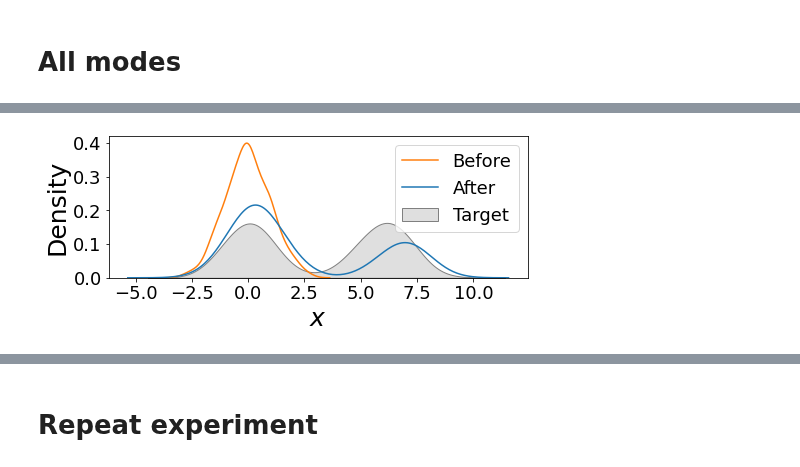
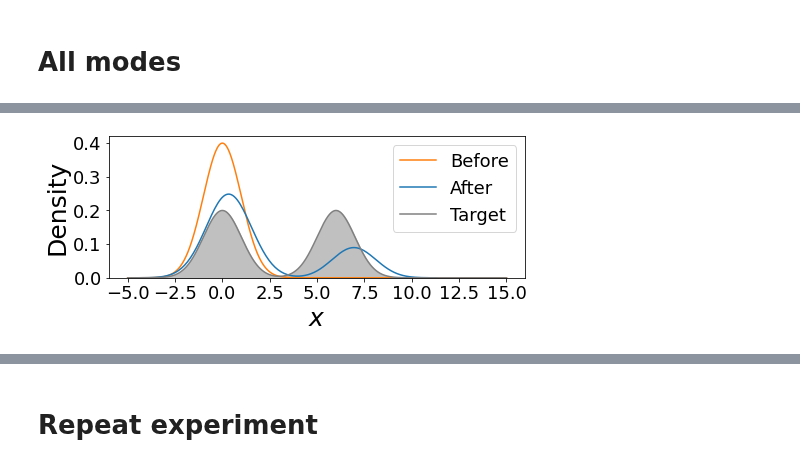
Before and after one commit to XingLLiu/u-stat-high-dim, a Jupyter notebook: noise_new.ipynb, the cells around one changed output, grey strips where cells are left out. Cells and saved outputs as stored; diff of their text form; code cells hidden in the pictures.

```diff
--- a/noise_new.ipynb
+++ b/noise_new.ipynb
@@ -106,11 +112,11 @@ def t_hess_auto(xx, loc):
 # %%
 tf.random.set_seed(1)
 # %%
-dim = 2
+dim = 1
 
 ## mixure of gaussians
 k = 1
-delta = 6.
+delta = 8.
 ratio_sample = 1.
 ratio_target = 0.5
 
@@ -227,7 +235,7 @@ start_pts = tf.concat([
     sample_off_train[:(ntrain//2)],
     tf.random.uniform(shape=(ntrain//2, dim), minval=-10., maxval=10.)], axis=0)
 
-mode_list, inv_hess_list = find_modes(start_pts, log_prob_fn, grad_log=None, threshold=threshold)
+mode_list, inv_hess_list = find_modes(start_pts, log_prob_fn, grad_log=None, threshold=threshold, max_iterations=200)
 # %%
 mode_list, inv_hess_list
 # %% [output]
@@ -264,8 +268,12 @@ if len(mh.if_accept.shape) == 3:
 else:
     x_all = mh.x
 
-x_0 = x_all[0, :, :].numpy()
-x_t = x_all[-1, :, :].numpy()
+x_0 = x_all[0].numpy()
+x_t = x_all[-1].numpy()
+
+if dim == 1:
+    x_0 = np.expand_dims(x_0, -1)
+    x_t = np.expand_dims(x_t, -1)
 
 x0_df = pd.DataFrame({f"x{i}": x_0[:, i] for i in range(dim)})
 x0_df["type"] = "Before"
@@ -278,14 +286,3 @@ sample_on_df["type"] = "Target"
 
 x0_df = pd.concat([x0_df, sample_on_df], ignore_index=True)
 xt_df = pd.concat([xt_df, sample_on_df], ignore_index=True)
-
-# fig = plt.figure(figsize=(14, 5))
-_ = sns.jointplot(data=x0_df, x="x0", y="x1", hue="type",
-#                   xlim=(-4., 10.),
-#                   ylim=(-7, 7),
- )
-
-_ = sns.jointplot(data=xt_df, x="x0", y="x1", hue="type",
-#                   xlim=(-4., 10.),
-#                   ylim=(-7, 7),
- )
@@ -295,32 +307,40 @@ _ = sns.jointplot(data=xt_df, x="x0", y="x1", hue="type",
 # %%
+# only works for dim=1
+xx = tf.reshape(tf.linspace(-5., 15., 1000), (-1, 1))
+
+yy_sample = tf.exp(log_prob_off_fn(xx)) / tf.math.sqrt(2 * np.pi)
+sample_df = pd.DataFrame({"x": xx[:, 0].numpy(), "prob": yy_sample.numpy(), "type": "Before"})
+
+yy_sample_on = tf.exp(log_prob_fn(xx)) / tf.math.sqrt(2 * np.pi)
+sample_on_df = pd.DataFrame({"x": xx[:, 0].numpy(), "prob": yy_sample_on.numpy(), "type": "Before"})
+
 res_df = pd.concat([x0_df, xt_df, sample_on_df], ignore_index=True)
 
 fig = plt.figure(figsize=(7, 3))
-sns.kdeplot(data=res_df.loc[res_df.type.isin(["Before"])], x="x0",
-#             fill=True,
+sns.lineplot(data=sample_df, x="x", y="prob",
             color="tab:orange",
             label="Before",
             )
 sns.kdeplot(data=res_df.loc[res_df.type.isin(["After"])], x="x0",
 #             fill=True,
             color="tab:blue",
             label="After"
             )
-sns.kdeplot(data=res_df.loc[res_df.type.isin(["Target"])], x="x0",
-            fill=True,
-            color="grey",
-            label="Target",
+sns.lineplot(data=sample_on_df, x="x", y="prob",
+             color="grey",
+             label="Target",
             )
+plt.fill_between(sample_on_df.x, sample_on_df.prob, color="silver")
 
 plt.xlabel("$x$", fontsize=25)
 plt.ylabel("Density", fontsize=25)
 plt.xticks(fontsize=18)
 plt.yticks(fontsize=18)
 plt.legend(fontsize=18)
 plt.tight_layout()
 fig.savefig("figs/paper/bimodal_density_plot.pdf")
 # %% [output]
-[figure, old version]
+[figure, new version]
 # %%
 num_boot = 800
 alpha = 0.05
```
Also changed, not shown: parts of 12 cells of this notebook, 7 other files.
